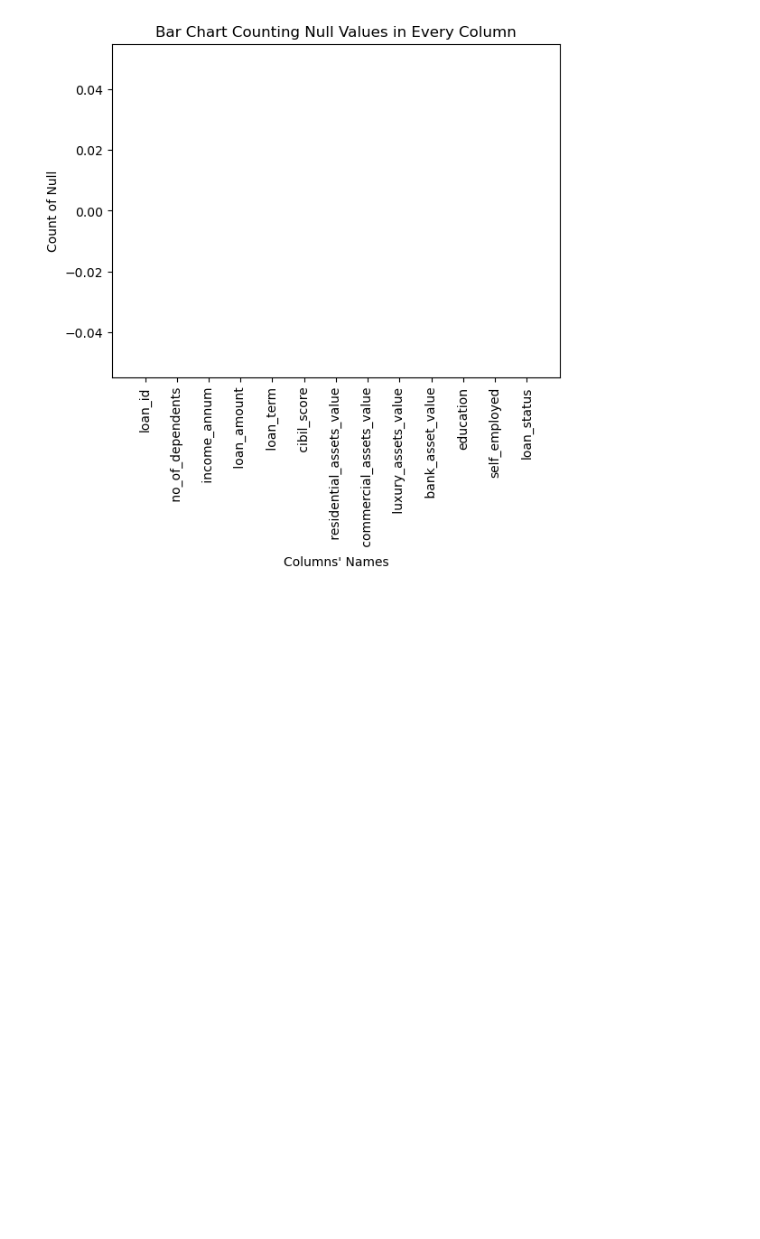
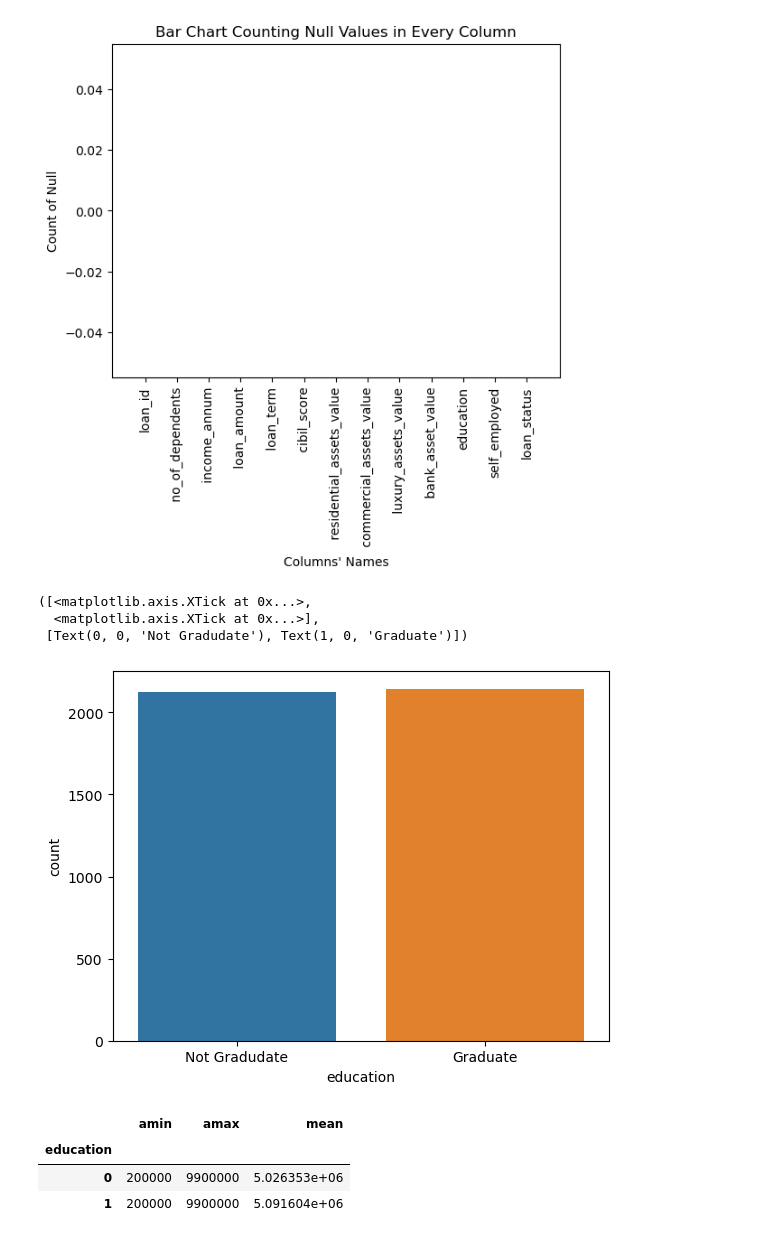
Before and after one commit to sha2992/Laptop-Price-Data, a Jupyter notebook: loan-approval-prediction.ipynb, the cells around one changed output. Drawn from its saved outputs; the diff is of its cells as text; code cells hidden in the pictures; blank space fills up the shorter version.

```diff
--- a/loan-approval-prediction.ipynb
+++ b/loan-approval-prediction.ipynb
@@ -228,3 +228,13 @@ plt.ylabel("Count of Null")
 plt.show()
 # %% [output]
 [figure]
+# %%
+%matplotlib inline
+
+sns.countplot(data=df,x='education')
+plt.xticks([0,1],['Not Gradudate','Graduate'])
+# %% [output]
+([<matplotlib.axis.XTick at 0x...>,
+  <matplotlib.axis.XTick at 0x...>],
+ [Text(0, 0, 'Not Gradudate'), Text(1, 0, 'Graduate')])
+[figure, added]
@@ -230,0 +243,7 @@ plt.show()
+# %%
+df.groupby('education')['income_annum'].agg([np.min,np.max,np.mean])
+# %% [output]
+|  | amin | amax | mean |
+| education |  |  |  |
+| 0 | 200000 | 9900000 | 5.026353e+06 |
+| 1 | 200000 | 9900000 | 5.091604e+06 |
```
Also changed, not shown: parts of 5 cells of this notebook.
